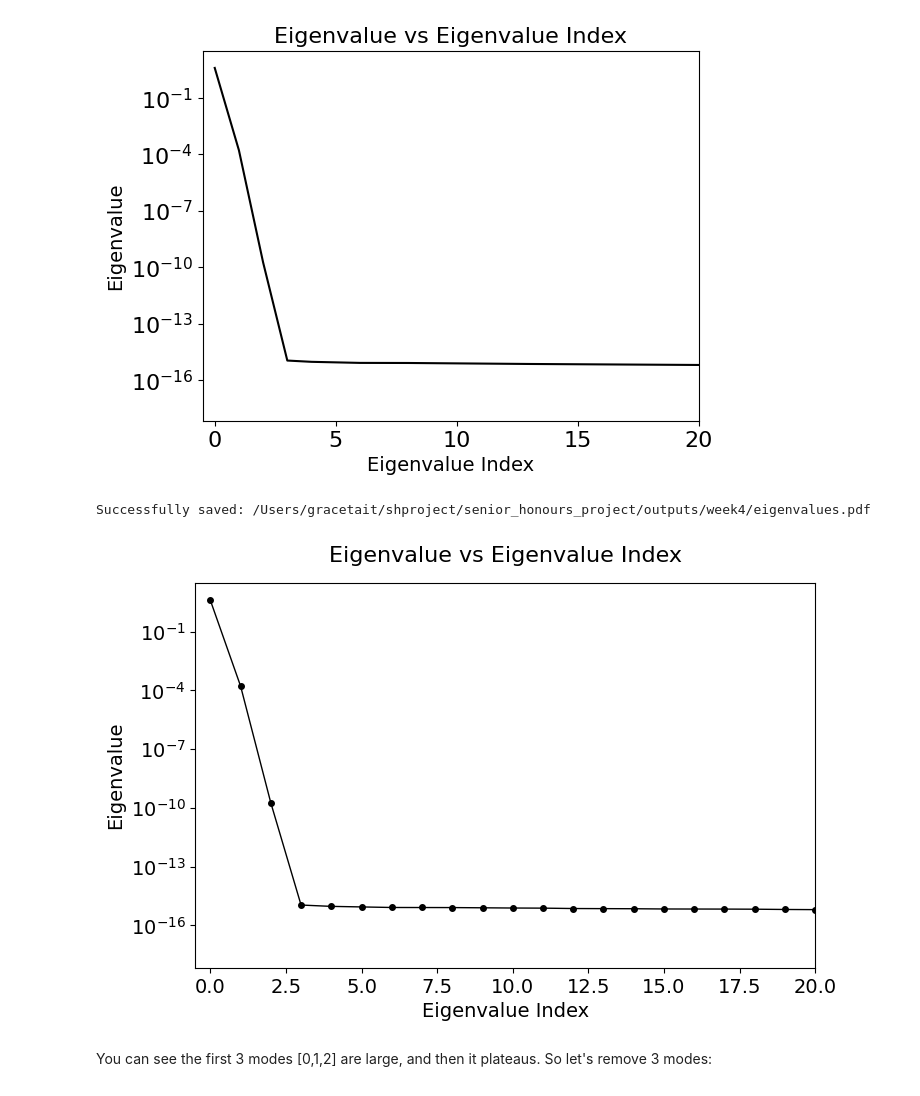
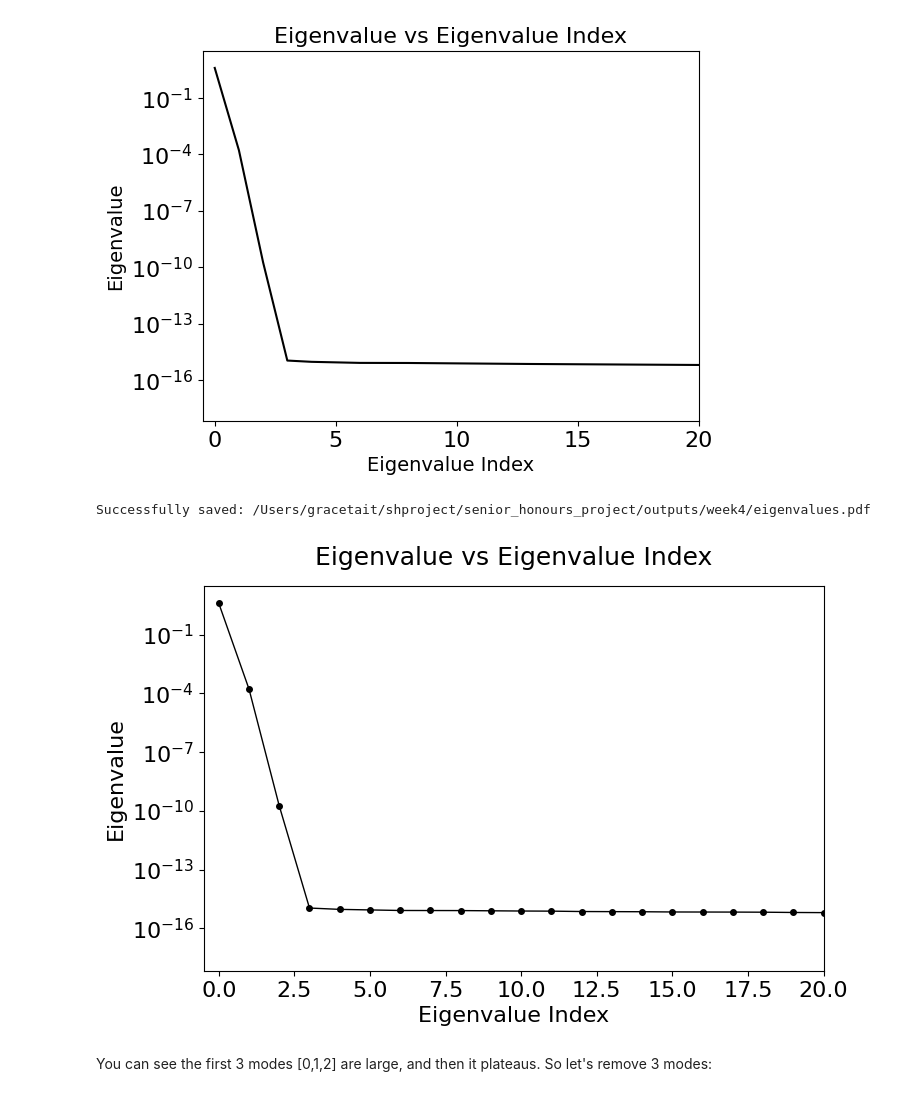
Before and after one commit to grxcetait/senior_honours_project, a Jupyter notebook: notebooks/week3/notebook_2.ipynb, the cells around one changed output. Drawn from its saved outputs; the diff is of its cells as text; code cells hidden in the pictures.

Commit message:
More plots

```diff
--- a/notebooks/week3/notebook_2.ipynb
+++ b/notebooks/week3/notebook_2.ipynb
@@ -167,30 +167,30 @@ save_project_plot(plt.gcf(), week_number = 4, filename = "eigenvalues.pdf")
 Successfully saved: /Users/gracetait/shproject/senior_honours_project/outputs/week4/eigenvalues.pdf
 [figure]
 # %%
-fs = 14
+fs = 16
 
 plt.figure(figsize=(8, 5))
 plt.plot(eigen_values, marker='o', markersize=4, color='black', linestyle='-', linewidth=1)
 
 # Make both X and Y axis numbers (labels) larger
 plt.tick_params(axis='both', which='major', labelsize=fs)
 
 # Specifically for the log scale y-axis: make the minor tick labels larger too if they appear
 plt.tick_params(axis='y', which='minor', labelsize=fs-4)
 
 plt.yscale('log')
 plt.xlabel('Eigenvalue Index', fontsize=fs)
 plt.ylabel('Eigenvalue', fontsize=fs)
 plt.title('Eigenvalue vs Eigenvalue Index', fontsize=fs+2, pad=15)
 
 plt.xlim(-0.5, 20)
 #plt.grid(True, axis='y', which="both", ls="-", alpha=0.2)
 
 save_project_plot(plt.gcf(), week_number=4, filename="eigenvalues.pdf")
 plt.show()
 # %% [output]
 Successfully saved: /Users/gracetait/shproject/senior_honours_project/outputs/week4/eigenvalues.pdf
-[figure, old version]
+[figure, new version]
 # %% [markdown]
 You can see the first 3 modes [0,1,2] are large, and then it plateaus. So let's remove 3 modes:
 # %%
```
Also changed, not shown: parts of 1 cell of this notebook, 14 other files.
